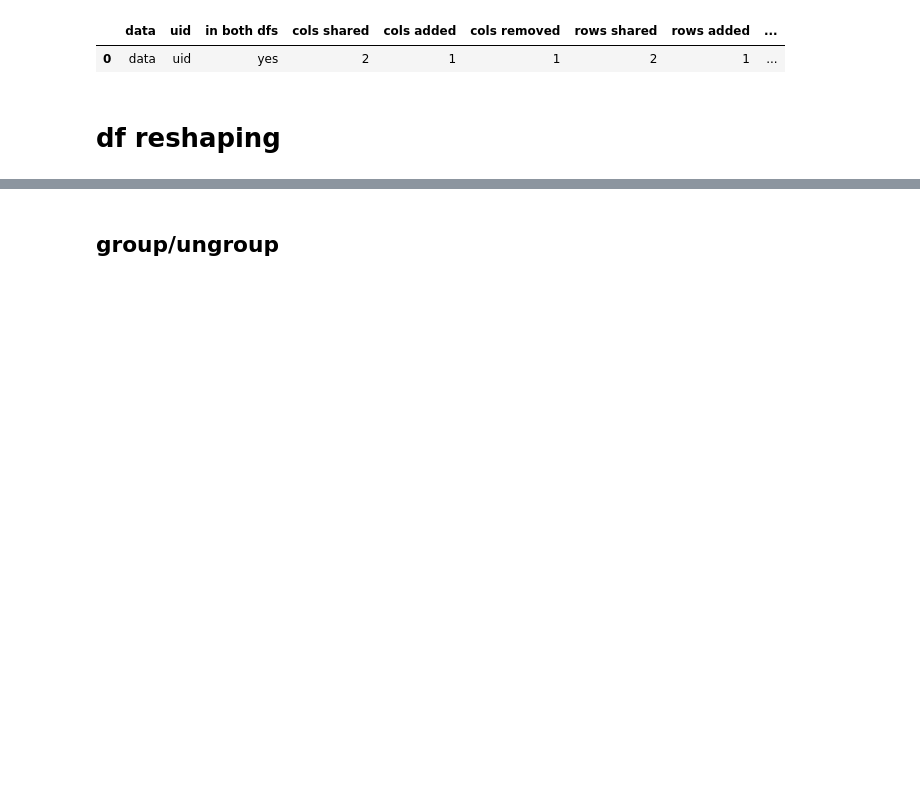
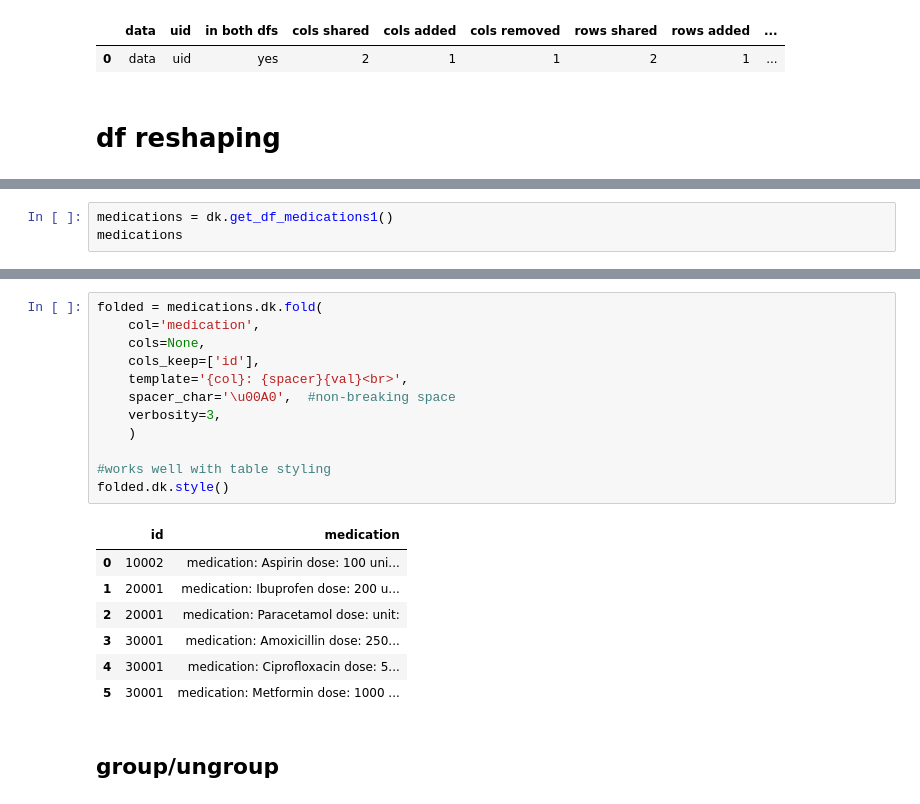
Before and after one commit to MartinVoelkl94/dukit, a Jupyter notebook: interactive_demo.ipynb, the cells around one changed output, grey strips where cells are left out. Saved outputs shown, nothing was run; the diff lists cells and outputs as text; blank space fills up the shorter version.

```diff
--- a/interactive_demo.ipynb
+++ b/interactive_demo.ipynb
@@ -987,0 +1015,3 @@ dk.diff(old, new).details()
+# %%
+medications = dk.get_df_medications1()
+medications
@@ -988,3 +1026,23 @@ dk.diff(old, new).details()
+# %%
+folded = medications.dk.fold(
+    col='medication',
+    cols=None,
+    cols_keep=['id'],
+    template='{col}: {spacer}{val}<br>',
+    spacer_char='\u00A0',  #non-breaking space
+    verbosity=3,
+    )
+
+#works well with table styling
+folded.dk.style()
+# %% [output]
+|  | id | medication |
+| 0 | 10002 | medication: Aspirin dose: 100 uni... |
+| 1 | 20001 | medication: Ibuprofen dose: 200 u... |
+| 2 | 20001 | medication: Paracetamol dose: unit: |
+| 3 | 30001 | medication: Amoxicillin dose: 250... |
+| 4 | 30001 | medication: Ciprofloxacin dose: 5... |
+| 5 | 30001 | medication: Metformin dose: 1000 ... |
 # %% [markdown]
 ## group/ungroup
 # %%
```
Also changed, not shown: parts of 17 cells of this notebook, 4 other files.
